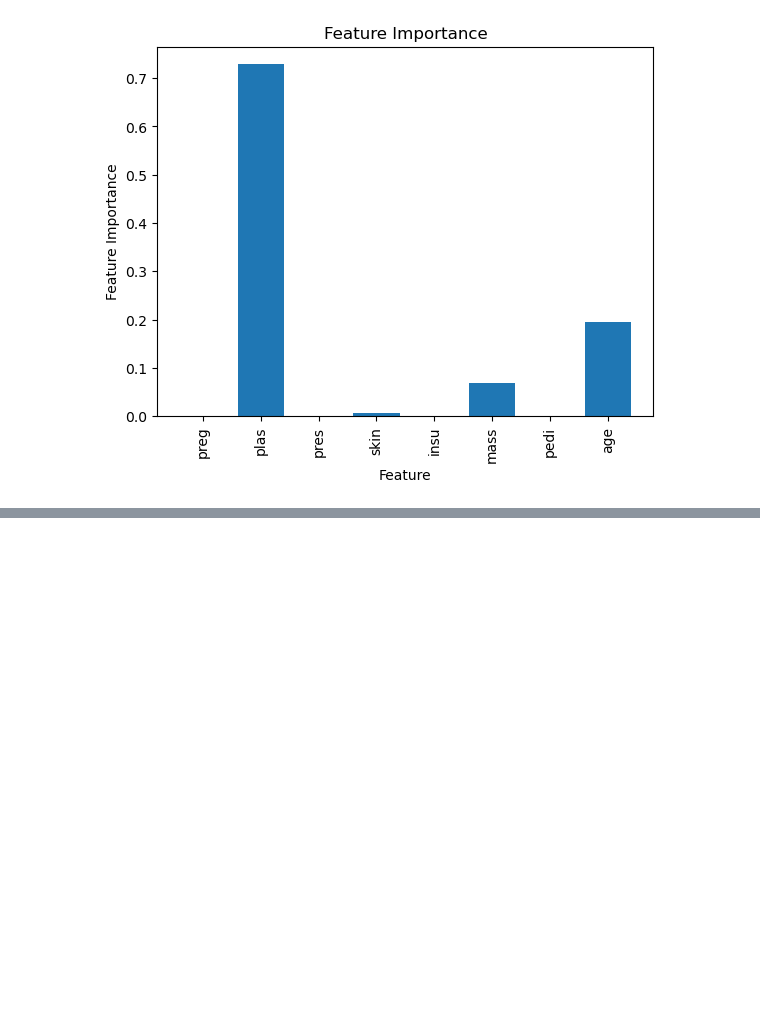
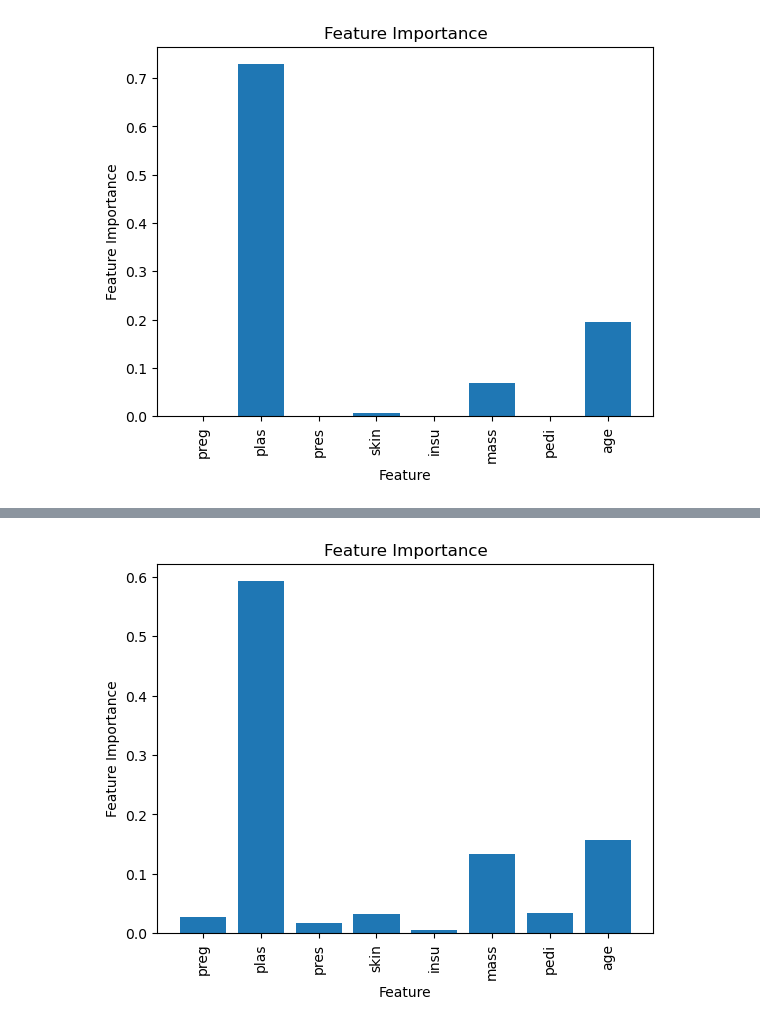
Before and after one commit to enesozeren/machine_learning_from_scratch, a Jupyter notebook: decision_trees/modelling_examples.ipynb, the cells around one changed output, grey strips where cells are left out. Saved outputs shown, nothing was run; the diff lists cells and outputs as text; code cells hidden in the pictures; blank space fills up the shorter version.

Commit message:
random forest model is added

```diff
--- a/decision_trees/modelling_examples.ipynb
+++ b/decision_trees/modelling_examples.ipynb
@@ -230,0 +347,10 @@ plt.show()
+# %%
+# Load data
+data = datasets.load_breast_cancer()
+X = data.data
+Y = data.target
+breast_cancer_feature_names = data.feature_names
+
+X_train, X_test, Y_train, Y_test = model_selection.train_test_split(X, Y, test_size=0.2, random_state=0)
+print("Train Shape:", X_train.shape)
+print("Train Shape:", X_test.shape)
@@ -230,0 +389,9 @@ plt.show()
+# %%
+diabetes = datasets.fetch_openml(name="diabetes", as_frame=False)
+# %%
+diabetes_features = np.array(diabetes.data)
+print(diabetes_features.shape)
+diabetes_labels = np.array([y=="tested_positive" for y in diabetes.target]).astype(int)
+print(diabetes_labels.shape)
+
+X_train, X_test, Y_train, Y_test = model_selection.train_test_split(diabetes_features, diabetes_labels, test_size=0.2, random_state=0)
@@ -230,0 +401,4 @@ plt.show()
+# %%
+rf_model_3 = RandomForestClassifier(n_base_learner=100, numb_of_features_splitting=None,
+                                     max_depth=5, min_samples_leaf=1)
+rf_model_3.train(X_train, Y_train)
@@ -230,0 +427,11 @@ plt.show()
+# %%
+# Feature importance of RandomForest Model
+plt.bar(range(len(rf_model_3.feature_importances)),
+        list(rf_model_3.feature_importances), tick_label=diabetes.feature_names)
+plt.xticks(rotation=90)
+plt.title("Feature Importance")
+plt.xlabel("Feature")
+plt.ylabel("Feature Importance")
+plt.show()
+# %% [output]
+[figure, added]
```
Also changed, not shown: parts of 23 cells of this notebook, 2 other files.
